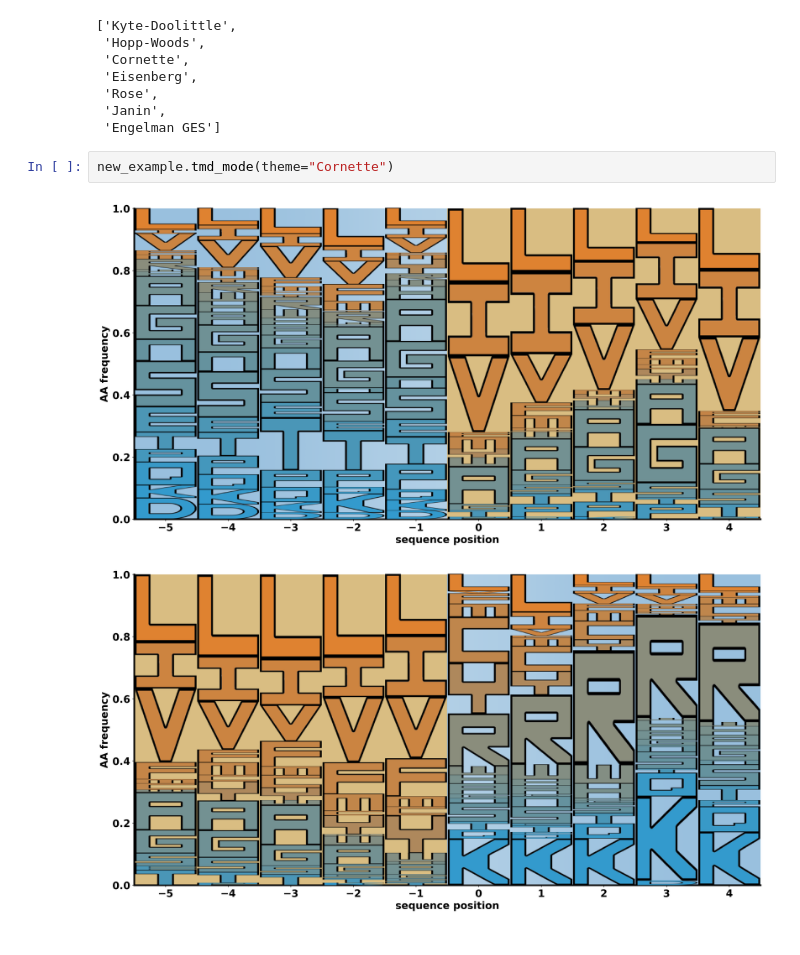
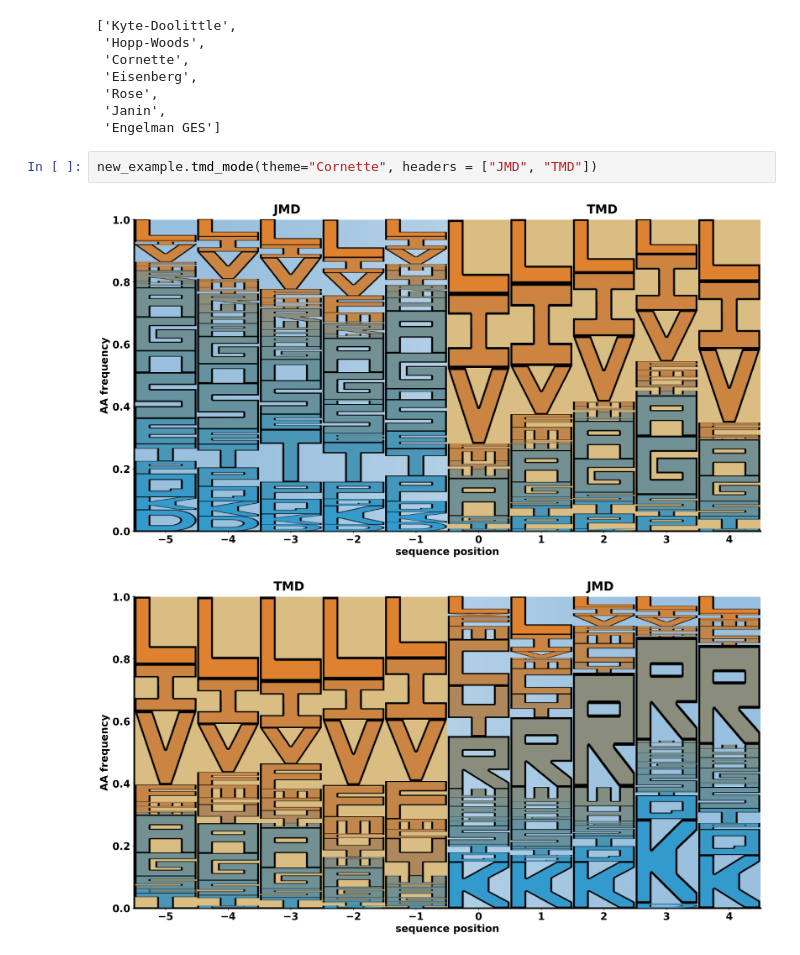
Before and after one commit to Freiherr5/AAlogo, a Jupyter notebook: Example.ipynb, the cells around one changed output. Saved outputs shown, nothing was run; the diff lists cells and outputs as text.

```diff
--- a/Example.ipynb
+++ b/Example.ipynb
@@ -51,7 +51,7 @@ new_example.tmd_mode.available_themes
  'Janin',
  'Engelman GES']
 # %%
-new_example.tmd_mode(theme="Cornette")
+new_example.tmd_mode(theme="Cornette", headers = ["JMD", "TMD"])
 # %% [output]
-[figure, old version]
+[figure, new version]
-[figure, old version]
+[figure, new version]
```
Also changed, not shown: 1 other file.
